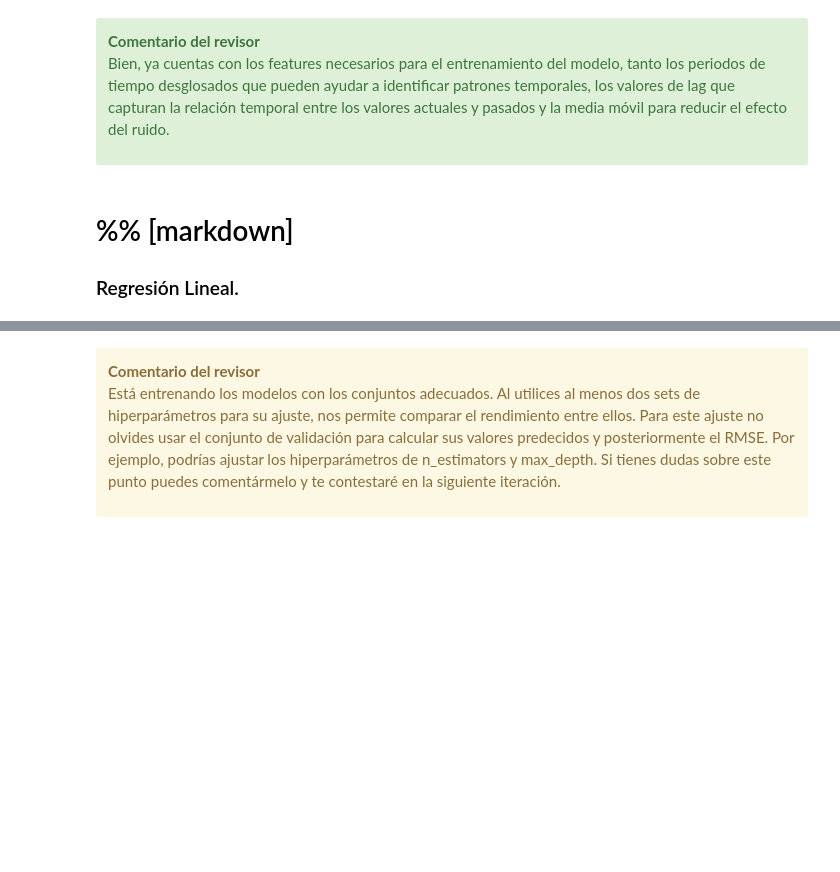
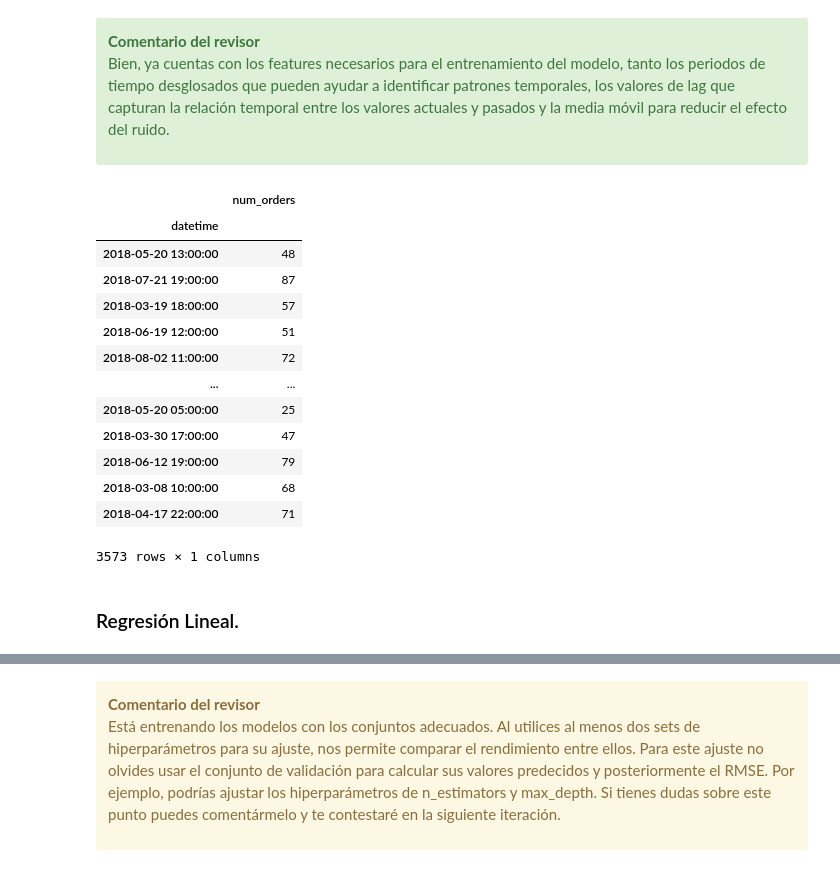
Before and after one commit to Car27VeP/TimeSeriesModelEvaluator, a Jupyter notebook: SweetLiftTaxi.ipynb, the cells around one changed output, grey strips where cells are left out. Saved outputs shown, nothing was run; the diff lists cells and outputs as text; code cells hidden in the pictures; blank space fills up the shorter version.

```diff
--- a/SweetLiftTaxi.ipynb
+++ b/SweetLiftTaxi.ipynb
@@ -396,4 +451,20 @@ Bien, ya cuentas con los features necesarios para el entrenamiento del modelo, t
+# %%
+target_train
+# %% [output]
+|  | num_orders |
+| datetime |  |
+| 2018-05-20 13:00:00 | 48 |
+| 2018-07-21 19:00:00 | 87 |
+| 2018-03-19 18:00:00 | 57 |
+| 2018-06-19 12:00:00 | 51 |
+| 2018-08-02 11:00:00 | 72 |
+| ... | ... |
+| 2018-05-20 05:00:00 | 25 |
+| 2018-03-30 17:00:00 | 47 |
+| 2018-06-12 19:00:00 | 79 |
+| 2018-03-08 10:00:00 | 68 |
+| 2018-04-17 22:00:00 | 71 |
+3573 rows × 1 columns
-# %% [markdown]
 # %% [markdown]
 
 ### Regresión Lineal.
```
Also changed, not shown: parts of 58 cells of this notebook.
